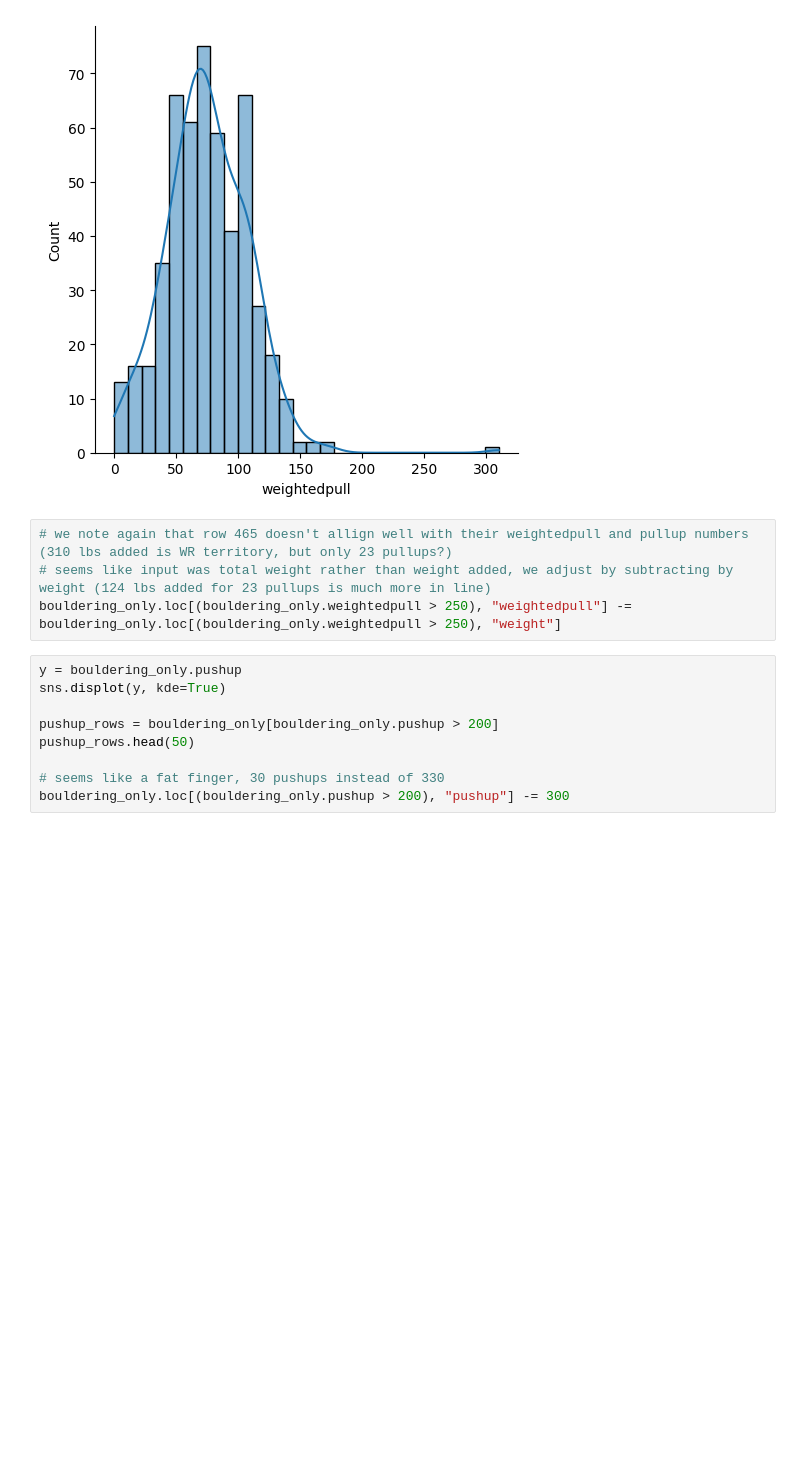
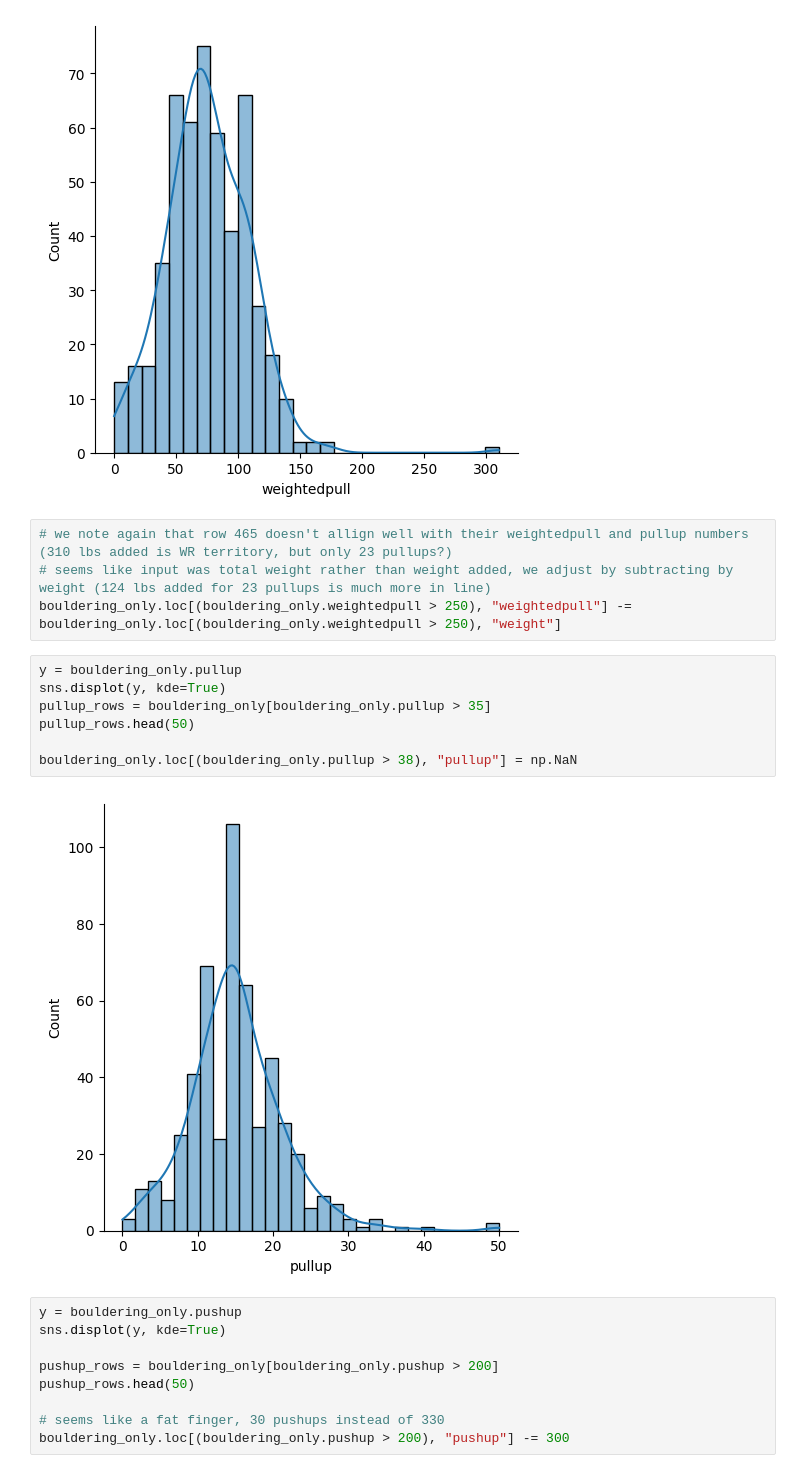
Before and after one commit to bctboi23/Climbing-prediction, a Jupyter notebook: data_preprocessing.ipynb, the cells around one changed output. Cells and saved outputs as stored; diff of their text form; blank space fills up the shorter version.

```diff
--- a/data_preprocessing.ipynb
+++ b/data_preprocessing.ipynb
@@ -246,6 +246,15 @@ maxpull_rows.head(50)
 # we note again that row 465 doesn't allign well with their weightedpull and pullup numbers (310 lbs added is WR territory, but only 23 pullups?)
 # seems like input was total weight rather than weight added, we adjust by subtracting by weight (124 lbs added for 23 pullups is much more in line)
 bouldering_only.loc[(bouldering_only.weightedpull > 250), "weightedpull"] -= bouldering_only.loc[(bouldering_only.weightedpull > 250), "weight"]
+# %%
+y = bouldering_only.pullup
+sns.displot(y, kde=True)
+pullup_rows = bouldering_only[bouldering_only.pullup > 35]
+pullup_rows.head(50)
+
+bouldering_only.loc[(bouldering_only.pullup > 38), "pullup"] = np.NaN
+# %% [output]
+[figure, added]
 # %%
 y = bouldering_only.pushup
 sns.displot(y, kde=True)
```
Also changed, not shown: parts of 3 cells of this notebook, 6 other files.
